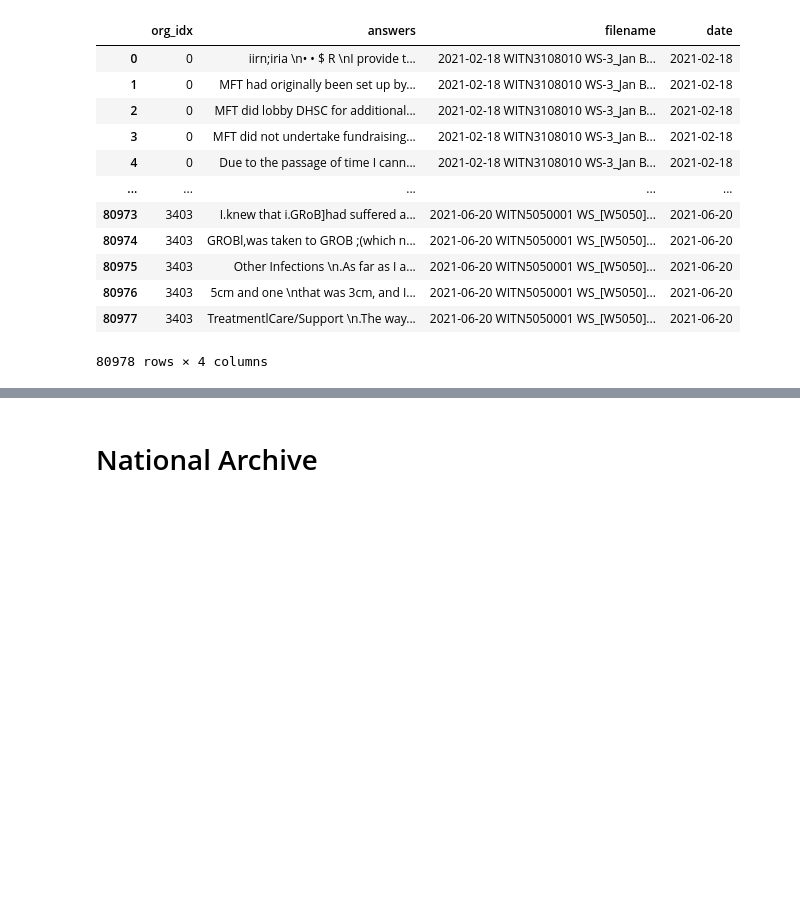
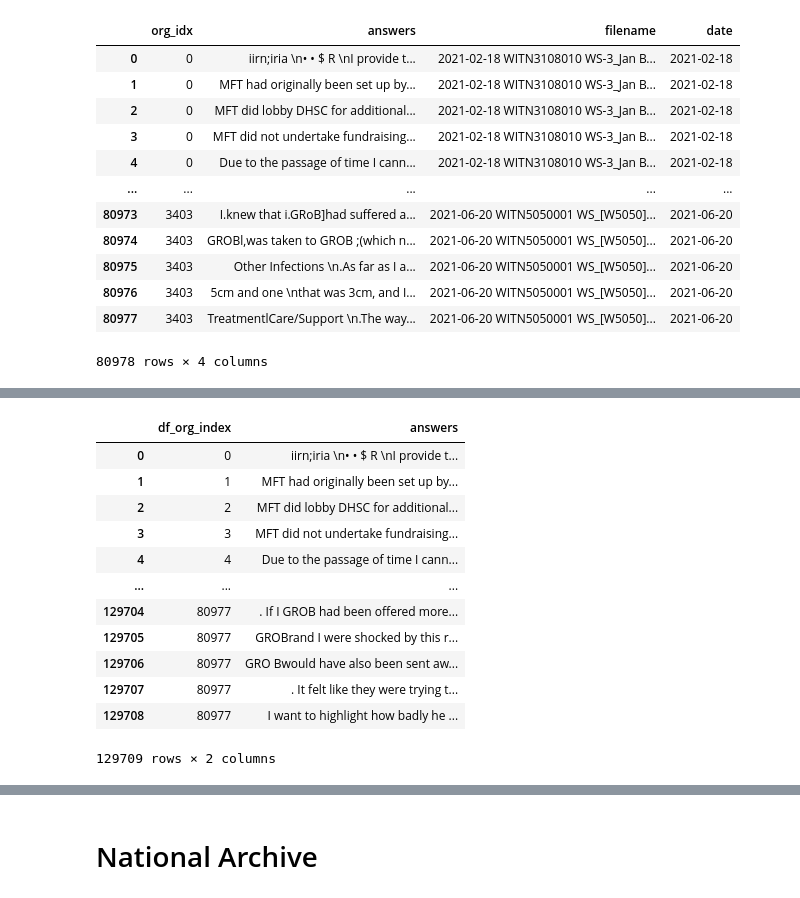
Before and after one commit to pnadelofficial/taylor_simple_search, a Jupyter notebook: testing.ipynb, the cells around one changed output, grey strips where cells are left out. Saved outputs shown, nothing was run; the diff lists cells and outputs as text; code cells hidden in the pictures; blank space fills up the shorter version.

```diff
--- a/testing.ipynb
+++ b/testing.ipynb
@@ -163,0 +191,17 @@ aw
+# %%
+chunked = chunked.reset_index().rename(columns={'index':'df_org_index'})
+chunked
+# %% [output]
+|  | df_org_index | answers |
+| 0 | 0 | iirn;iria \n• • $ R \nI provide t... |
+| 1 | 1 | MFT had originally been set up by... |
+| 2 | 2 | MFT did lobby DHSC for additional... |
+| 3 | 3 | MFT did not undertake fundraising... |
+| 4 | 4 | Due to the passage of time I cann... |
+| ... | ... | ... |
+| 129704 | 80977 | . If I GROB had been offered more... |
+| 129705 | 80977 | GROBrand I were shocked by this r... |
+| 129706 | 80977 | GRO Bwould have also been sent aw... |
+| 129707 | 80977 | . It felt like they were trying t... |
+| 129708 | 80977 | I want to highlight how badly he ... |
+129709 rows × 2 columns
```
Also changed, not shown: parts of 15 cells of this notebook, 1 other file.
